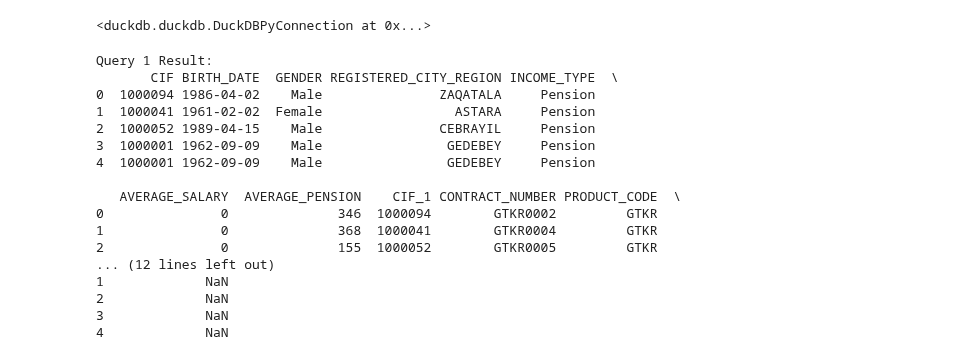
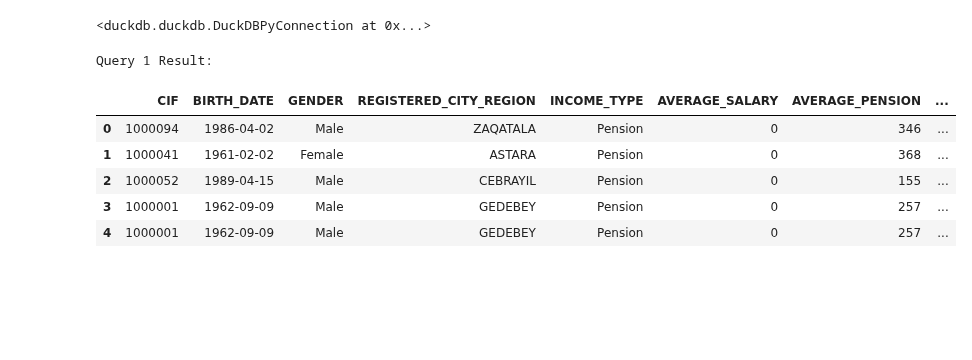
Before and after one commit to Ismat-Samadov/yelo_DataAnalyst, a Jupyter notebook: Data Analyst Technical Assignment.ipynb, the cells around one changed output. Drawn from its saved outputs; the diff is of its cells as text; code cells hidden in the pictures; blank space fills up the shorter version.

```diff
--- a/Data Analyst Technical Assignment.ipynb
+++ b/Data Analyst Technical Assignment.ipynb
@@ -679,40 +693,30 @@ con.register('transaction', transaction)
 # %%
 # Pension Customers with Active GTKR Products
 # This query finds all pensioners who have an active GTKR product. It:
 
 # Joins customer and credit_contracts tables using customer ID (cif)
 # Filters for pension income customers
 # Filters for GTKR products that are active
 
 query1 = """
 select *  from customer c
  inner join credit_contracts cc
     on c.cif = cc.cif
  where c.income_type = 'Pension'
    and cc.product_code = 'GTKR'
    and cc.status = 'ACTIVE';
 """
 result1 = con.execute(query1).df()
 print("Query 1 Result:")
-print(result1.head())
+result1.head()
 # %% [output]
 Query 1 Result:
-       CIF BIRTH_DATE  GENDER REGISTERED_CITY_REGION INCOME_TYPE  \
-0  1000094 1986-04-02    Male               ZAQATALA     Pension
-1  1000041 1961-02-02  Female                 ASTARA     Pension
-2  1000052 1989-04-15    Male               CEBRAYIL     Pension
-3  1000001 1962-09-09    Male                GEDEBEY     Pension
-4  1000001 1962-09-09    Male                GEDEBEY     Pension
-
-   AVERAGE_SALARY  AVERAGE_PENSION    CIF_1 CONTRACT_NUMBER PRODUCT_CODE  \
-0               0              346  1000094        GTKR0002         GTKR
-1               0              368  1000041        GTKR0004         GTKR
-2               0              155  1000052        GTKR0005         GTKR
-... (12 lines left out)
-1             NaN
-2             NaN
-3             NaN
-4             NaN
+|  | CIF | BIRTH_DATE | GENDER | REGISTERED_CITY_REGION | INCOME_TYPE | AVERAGE_SALARY | AVERAGE_PENSION | ... |
+| 0 | 1000094 | 1986-04-02 | Male | ZAQATALA | Pension | 0 | 346 | ... |
+| 1 | 1000041 | 1961-02-02 | Female | ASTARA | Pension | 0 | 368 | ... |
+| 2 | 1000052 | 1989-04-15 | Male | CEBRAYIL | Pension | 0 | 155 | ... |
+| 3 | 1000001 | 1962-09-09 | Male | GEDEBEY | Pension | 0 | 257 | ... |
+| 4 | 1000001 | 1962-09-09 | Male | GEDEBEY | Pension | 0 | 257 | ... |
 # %%
 # Account Number Pattern Search
 
```
Also changed, not shown: parts of 13 cells of this notebook.
